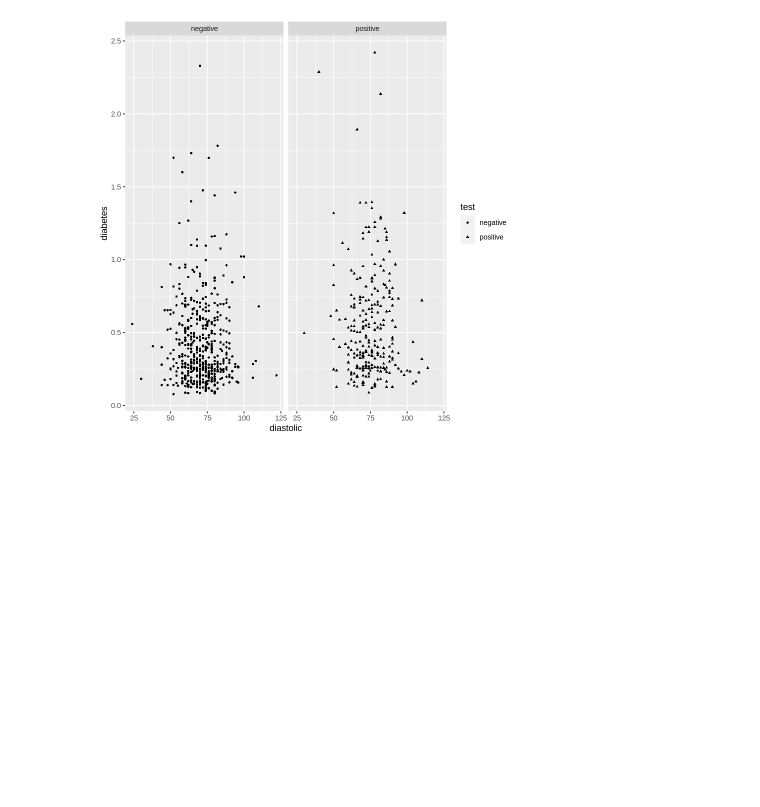
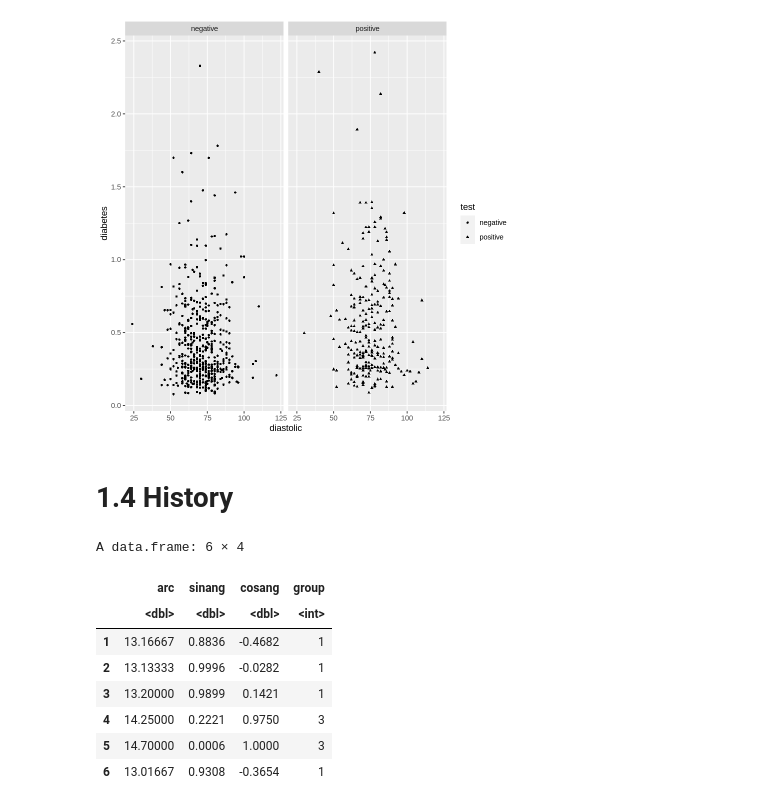
Before and after one commit to j-buss/Linear_Models_with_R, a Jupyter notebook: Chapter_01/Chapter_01_Notes.ipynb, the cells around one changed output. Saved outputs shown, nothing was run; the diff lists cells and outputs as text; code cells hidden in the pictures; blank space fills up the shorter version.

```diff
--- a/Chapter_01/Chapter_01_Notes.ipynb
+++ b/Chapter_01/Chapter_01_Notes.ipynb
@@ -153,3 +153,18 @@ Warning message:
 “Removed 35 rows containing missing values (geom_point).”
 [figure]
 [figure]
+# %% [markdown]
+# 1.4 History
+# %%
+data(manilius, package="faraway")
+head(manilius)
+# %% [output]
+A data.frame: 6 × 4
+|  | arc | sinang | cosang | group |
+|  | <dbl> | <dbl> | <dbl> | <int> |
+| 1 | 13.16667 | 0.8836 | -0.4682 | 1 |
+| 2 | 13.13333 | 0.9996 | -0.0282 | 1 |
+| 3 | 13.20000 | 0.9899 | 0.1421 | 1 |
+| 4 | 14.25000 | 0.2221 | 0.9750 | 3 |
+| 5 | 14.70000 | 0.0006 | 1.0000 | 3 |
+| 6 | 13.01667 | 0.9308 | -0.3654 | 1 |
```
Also changed, not shown: parts of 12 cells of this notebook, 1 other file.
